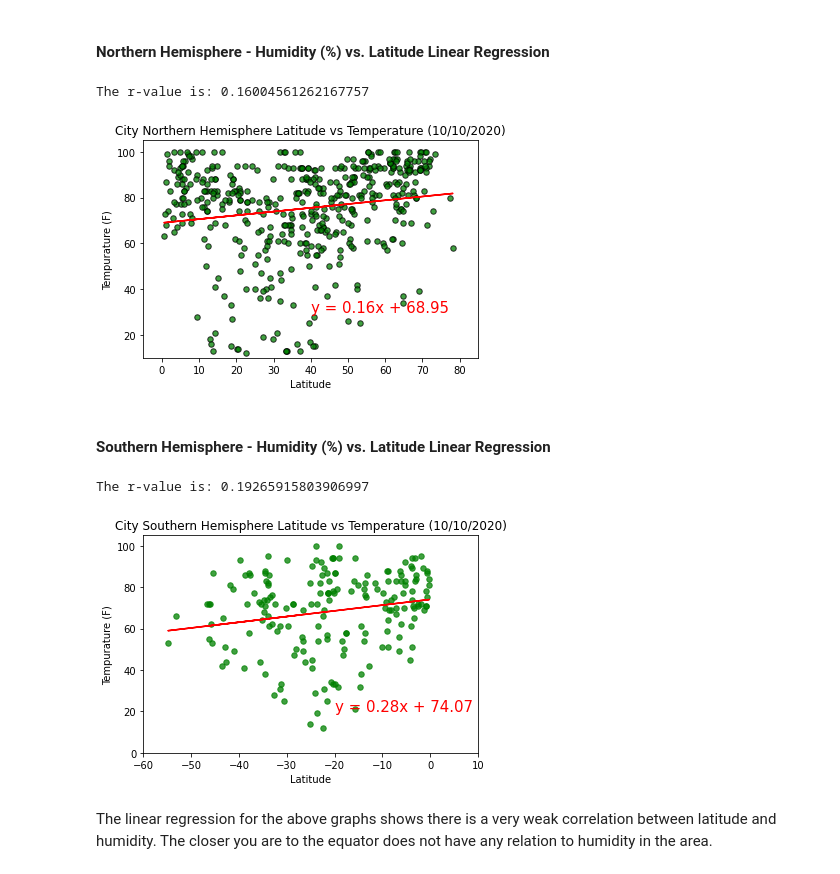
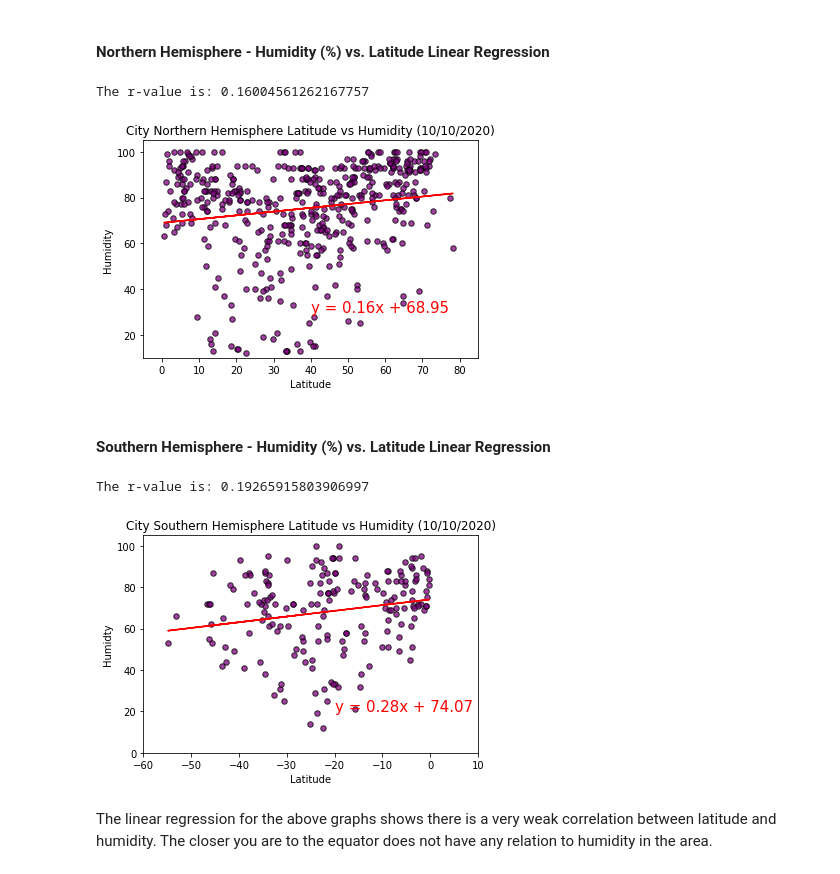
Before and after one commit to JeniLam/Python_API_Challenge, a Jupyter notebook: WeatherPy/WeatherPy.ipynb, the cells around one changed output. Cells and saved outputs as stored; diff of their text form; code cells hidden in the pictures.

```diff
--- a/WeatherPy/WeatherPy.ipynb
+++ b/WeatherPy/WeatherPy.ipynb
@@ -374,30 +371,30 @@ The linear regression for the above graphs shows there is a strong correlation b
 # %%
 northern_hem = city_data.loc[city_data['Latitude']>=0]
 
 x_values = northern_hem['Latitude']
 y_values = northern_hem['Humidity']
 
 (slope, intercept, rvalue, pvalue, stderr) = linregress(x_values, y_values)
 regress_values = x_values * slope + intercept
 line_eq = "y = " + str(round(slope,2)) + "x + " + str(round(intercept,2))
 
-plt.scatter(x_values, y_values, marker="o", facecolors="green", edgecolors="black",
+plt.scatter(x_values, y_values, marker="o", facecolors="purple", edgecolors="black",
             s=30, alpha=0.75)
 plt.plot(x_values,regress_values,"r-")
 plt.annotate(line_eq,(40,30),fontsize=15,color="red")
 plt.xlim(-5, 85)
 plt.ylim(10,105 )
-plt.title('City Northern Hemisphere Latitude vs Temperature (10/10/2020)')
+plt.title('City Northern Hemisphere Latitude vs Humidity (10/10/2020)')
 plt.xlabel('Latitude')
-plt.ylabel('Tempurature (F)')
+plt.ylabel('Humidity')
 plt.savefig('Outputs/Lat_vs_Humid_Northern.png')
 
 print(f'The r-value is: {rvalue}')
 
 plt.show()
 # %% [output]
 The r-value is: 0.16004561262167757
-[figure, old version]
+[figure, new version]
 # %% [markdown]
 ####  Southern Hemisphere - Humidity (%) vs. Latitude Linear Regression
 # %%
@@ -410,15 +407,15 @@ y_values = southern_hem['Humidity']
 regress_values = x_values * slope + intercept
 line_eq = "y = " + str(round(slope,2)) + "x + " + str(round(intercept,2))
 
-plt.scatter(x_values, y_values, marker="o", facecolors="green", edgecolors="green",
+plt.scatter(x_values, y_values, marker="o", facecolors="purple", edgecolors="black",
             s=30, alpha=0.75)
 plt.plot(x_values,regress_values,"r-")
 plt.annotate(line_eq,(-20, 20),fontsize=15,color="red")
 plt.xlim(-60, 10)
 plt.ylim(0,105)
-plt.title('City Southern Hemisphere Latitude vs Temperature (10/10/2020)')
+plt.title('City Southern Hemisphere Latitude vs Humidity (10/10/2020)')
 plt.xlabel('Latitude')
-plt.ylabel('Tempurature (F)')
+plt.ylabel('Humidty')
 
 plt.savefig('Outputs/Lat_vs_Humid_Southern.png')
 
@@ -427,7 +424,7 @@ print(f'The r-value is: {rvalue}')
 plt.show()
 # %% [output]
 The r-value is: 0.19265915803906997
-[figure, old version]
+[figure, new version]
 # %% [markdown]
 The linear regression for the above graphs shows there is a very weak correlation between latitude and humidity. The closer you are to the equator does not have any relation to humidity in the area.
 # %% [markdown]
```
Also changed, not shown: parts of 12 cells of this notebook, 6 other files.
